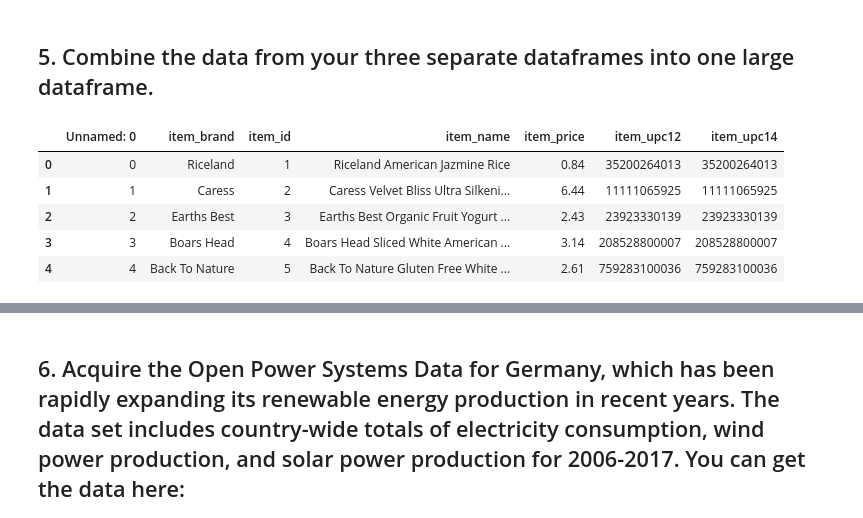
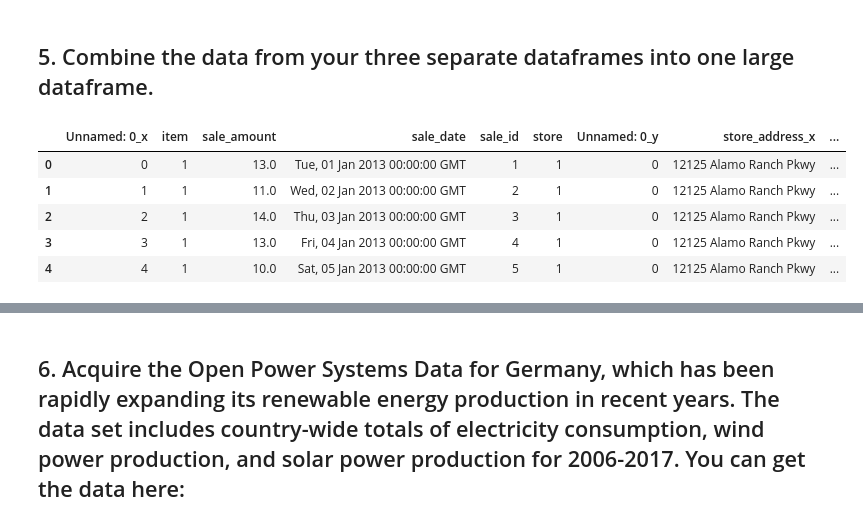
Before and after one commit to LinhQuach13/time-series-exercises, a Jupyter notebook: acquire_exercises.ipynb, the cells around one changed output, grey strips where cells are left out. Drawn from its saved outputs; the diff is of its cells as text; code cells hidden in the pictures.

```diff
--- a/acquire_exercises.ipynb
+++ b/acquire_exercises.ipynb
@@ -91,10 +88,13 @@ items_df_csv = pd.read_csv("items_df.csv")
+# %%
+#Using function from acquire.py to combine all dataframes
+sales_stores_items_df= acquire.combined_dataframes()
 # %%
-#Looking at first 5 values
-items_df_csv.head()
+#Looking at first 5 values of new combined dataframes
+sales_stores_items_df.head()
 # %% [output]
-|  | Unnamed: 0 | item_brand | item_id | item_name | item_price | item_upc12 | item_upc14 |
-| 0 | 0 | Riceland | 1 | Riceland American Jazmine Rice | 0.84 | 35200264013 | 35200264013 |
-| 1 | 1 | Caress | 2 | Caress Velvet Bliss Ultra Silkeni... | 6.44 | 11111065925 | 11111065925 |
-| 2 | 2 | Earths Best | 3 | Earths Best Organic Fruit Yogurt ... | 2.43 | 23923330139 | 23923330139 |
-| 3 | 3 | Boars Head | 4 | Boars Head Sliced White American ... | 3.14 | 208528800007 | 208528800007 |
-| 4 | 4 | Back To Nature | 5 | Back To Nature Gluten Free White ... | 2.61 | 759283100036 | 759283100036 |
+|  | Unnamed: 0_x | item | sale_amount | sale_date | sale_id | store | Unnamed: 0_y | store_address_x | ... |
+| 0 | 0 | 1 | 13.0 | Tue, 01 Jan 2013 00:00:00 GMT | 1 | 1 | 0 | 12125 Alamo Ranch Pkwy | ... |
+| 1 | 1 | 1 | 11.0 | Wed, 02 Jan 2013 00:00:00 GMT | 2 | 1 | 0 | 12125 Alamo Ranch Pkwy | ... |
+| 2 | 2 | 1 | 14.0 | Thu, 03 Jan 2013 00:00:00 GMT | 3 | 1 | 0 | 12125 Alamo Ranch Pkwy | ... |
+| 3 | 3 | 1 | 13.0 | Fri, 04 Jan 2013 00:00:00 GMT | 4 | 1 | 0 | 12125 Alamo Ranch Pkwy | ... |
+| 4 | 4 | 1 | 10.0 | Sat, 05 Jan 2013 00:00:00 GMT | 5 | 1 | 0 | 12125 Alamo Ranch Pkwy | ... |
```
Also changed, not shown: parts of 14 cells of this notebook.
